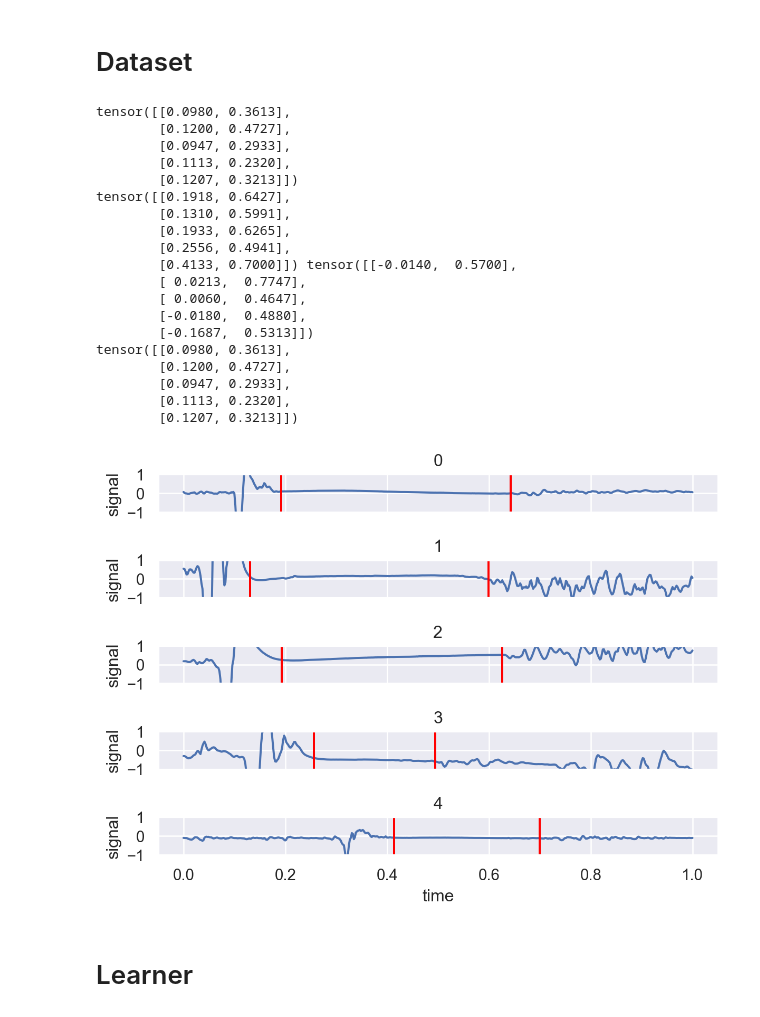
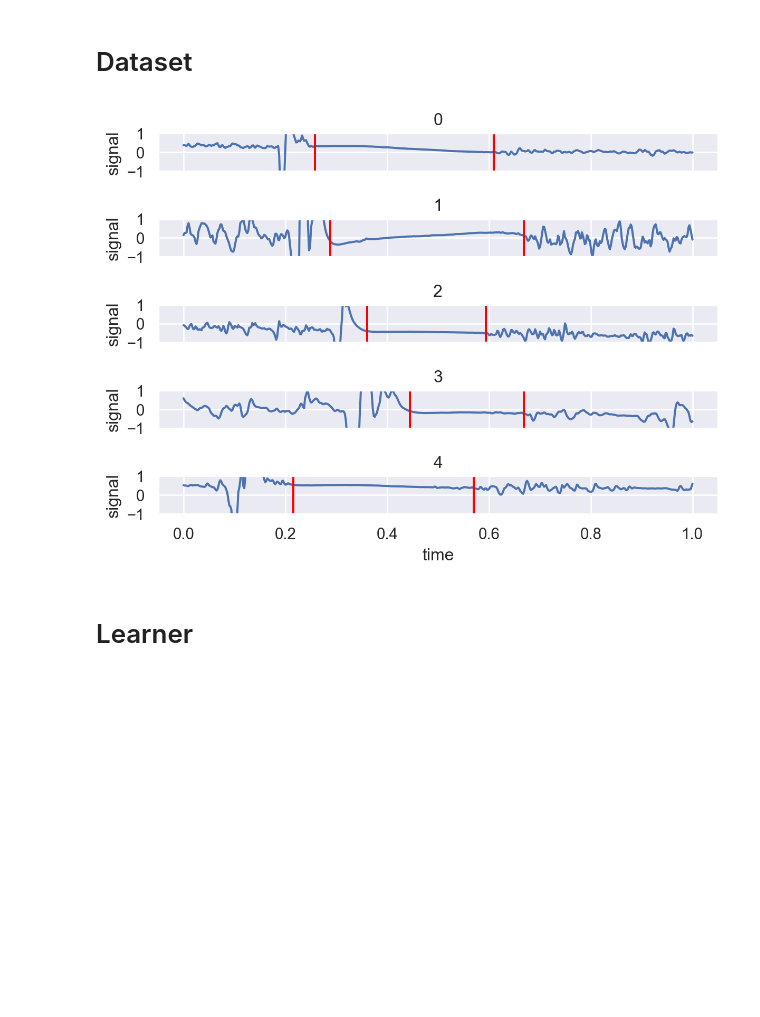
Before and after one commit to wirhabenzeit/csp, a Jupyter notebook: xresnet.ipynb, the cells around one changed output. Saved outputs shown, nothing was run; the diff lists cells and outputs as text; code cells hidden in the pictures; blank space fills up the shorter version.

```diff
--- a/xresnet.ipynb
+++ b/xresnet.ipynb
@@ -126,23 +169,22 @@ def random_resize(to=512):
 # %%
-def signal_augmentation(to=512, shift_mag=.2, scale_mag=3., drift_mag=.2, noise_mag=1e-3, center_csp=True):
+def signal_augmentation(to=512, shift_mag=.2, scale_mag=3., drift_mag=.2, noise_mag=1e-3, center_csp=True, max_label=(0.05,0.5)):
     def transform(batch):
-        if len(batch)==2:
-            x,y = batch
-            p = []
-        else:
-            x,y,*p = batch
+        x = batch["signal"]
+        y = batch["csp"] if "csp" in batch else [None]*len(x)
+        returnDict = {k:v for k,v in batch.items() if k not in ["signal","csp"]}
         length = x.shape[2]
         x_transform, y_transform = torch.zeros((x.shape[0],1,to)), torch.zeros((x.shape[0],2))
-        if p:
+        if "idx" in returnDict:
             time_transform = torch.zeros((x.shape[0],2))
         for i,(signal, label) in enumerate(zip(x,y)):
+            label = label if label is not None else torch.tensor(max_label)
             end = (length*(1-label[0]-label[1])/2).int() if center_csp else 0
             signal[0] = torch.concat((signal[0,-end:],signal[0,:-end]))
             label += end/length
             start_index = torch.randint(low=0, high=int(.8*length*label[0]), size=(1,)).item()
             end_index = torch.randint(low=int(1.2*length*label[1]), high=length, size=(1,)).item()
             start_time, end_time = start_index/length, end_index/length
-            if p:
+            if "idx" in returnDict:
                 time_transform[i] = torch.tensor([start_time-end/length, end_time-end/length])
             x_transform[i,0] = torch.nn.functional.interpolate(signal[:,start_index:end_index].unsqueeze(1), size=(to,),mode="linear",align_corners=True)
             scale_factor = 1/scale_mag + torch.rand((1,)).item() *(scale_mag - 1/scale_mag)
@@ -151,8 +193,11 @@ def signal_augmentation(to=512, shift_mag=.2, scale_mag=3., drift_mag=.2, noise_
             x_transform[i,0] *= scale_factor
             x_transform[i,0] += drift_factor * torch.linspace(0,1,to) + shift_factor + noise_mag*torch.randn((to,))
             y_transform[i] = (label-start_time)/(end_time-start_time)
-        if p:
-            return x_transform, y_transform, *p, time_transform
-        return x_transform, y_transform, *p
+        if "idx" in returnDict:
+            returnDict["time_transform"] = time_transform
+        returnDict["signal"] = x_transform
+        if "csp" in batch:
+            returnDict["csp"] = y_transform
+        return returnDict
     return transform
 # %%
@@ -187,36 +217,14 @@ def plot(df,markers={}):
 # %%
 cspdata = CSPDataModule("all_data.json", batch_size=5, num_workers=0, transform=signal_augmentation(to=512, shift_mag=.5, scale_mag=2., drift_mag=1, noise_mag=.001, center_csp=True), frequency=3000, max_time = .5, )
 cspdata.prepare_data()
 cspdata.setup("test")
 batch = next(iter(cspdata.test_dataloader()))
-print(batch[1])
 batch = cspdata.on_before_batch_transfer(batch,0)
-print(batch[1],batch[4])
-start_time, time_length = batch[4][:,0], batch[4][:,1]-batch[4][:,0]
-print((batch[1]*time_length.unsqueeze(dim=1)+start_time.unsqueeze(dim=1)))
-df = dataset_to_df(batch)
+start_time, time_length = batch["time_transform"][:,0], batch["time_transform"][:,1]-batch["time_transform"][:,0]
+df = cspdata.to_df(batch)
 plot(df,markers={"csp":"red"})
 # %% [output]
-tensor([[0.0980, 0.3613],
-        [0.1200, 0.4727],
-        [0.0947, 0.2933],
-        [0.1113, 0.2320],
-        [0.1207, 0.3213]])
-tensor([[0.1918, 0.6427],
-        [0.1310, 0.5991],
-        [0.1933, 0.6265],
-        [0.2556, 0.4941],
-        [0.4133, 0.7000]]) tensor([[-0.0140,  0.5700],
-        [ 0.0213,  0.7747],
-        [ 0.0060,  0.4647],
-        [-0.0180,  0.4880],
-        [-0.1687,  0.5313]])
-tensor([[0.0980, 0.3613],
-        [0.1200, 0.4727],
-        [0.0947, 0.2933],
-        [0.1113, 0.2320],
-        [0.1207, 0.3213]])
-[figure, old version]
+[figure, new version]
 # %% [markdown]
 # Learner
 # %%
```
Also changed, not shown: parts of 12 cells of this notebook, 3 other files.
